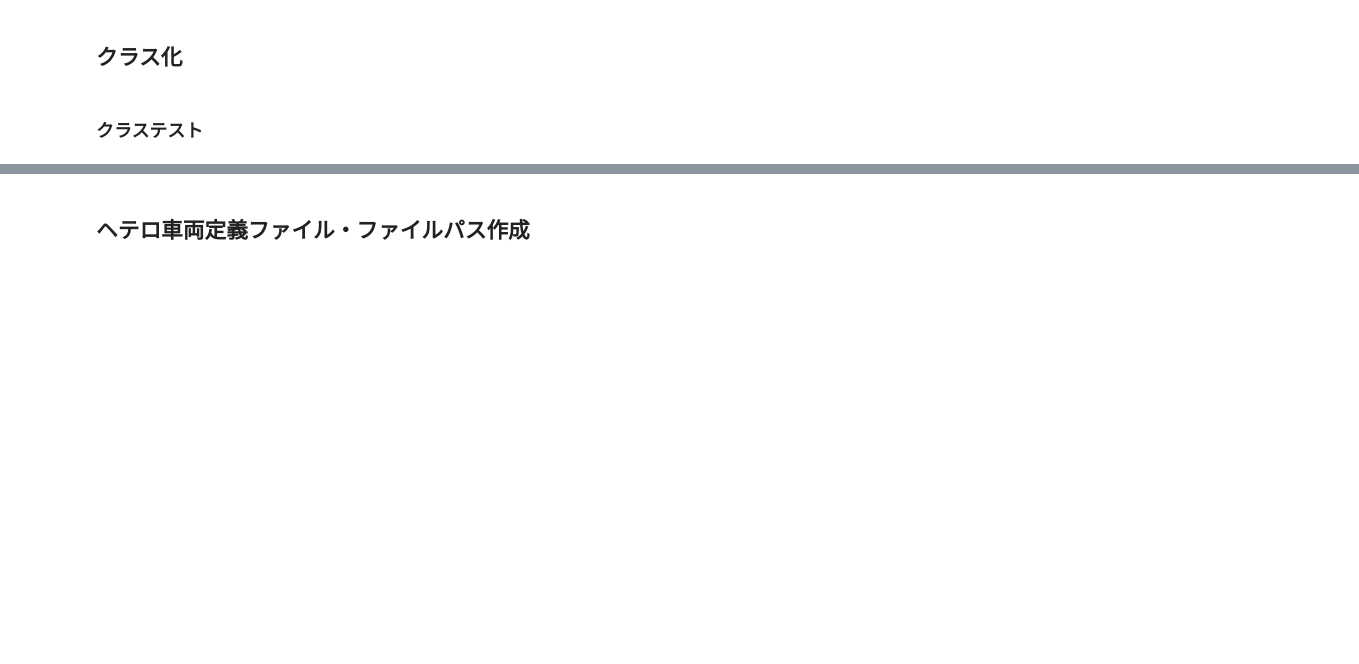
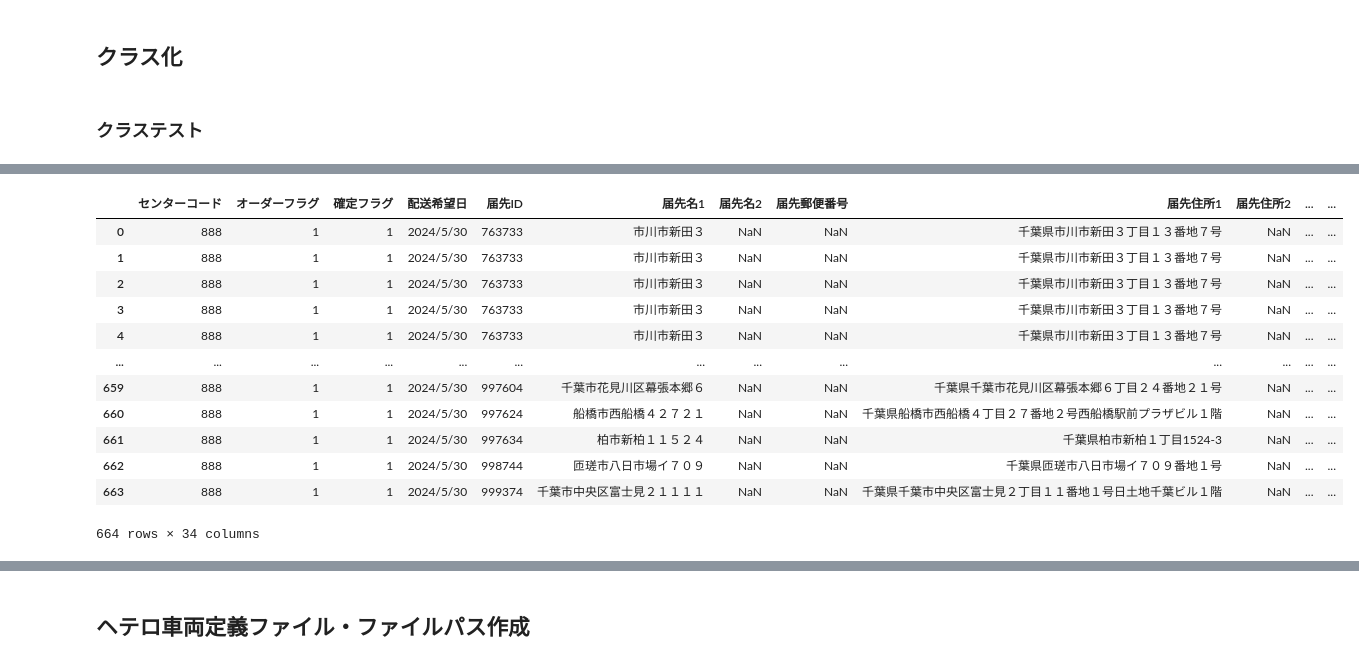
Before and after one commit to k-iko/cns_solver_bechmarking, a Jupyter notebook: codes/jupyter/kouei_compare_solvers.ipynb, the cells around one changed output, grey strips where cells are left out. Cells and saved outputs as stored; diff of their text form; code cells hidden in the pictures; blank space fills up the shorter version.

```diff
--- a/codes/jupyter/kouei_compare_solvers.ipynb
+++ b/codes/jupyter/kouei_compare_solvers.ipynb
@@ -85,0 +85,19 @@ input_df
+# %%
+request_data_path = "../../tests/kouei_data/検証用データ1/20240530元ネタ.csv"
+request_df = pd.read_csv(
+    request_data_path, encoding='shift-jis')
+request_df
+# %% [output]
+|  | センターコード | オーダーフラグ | 確定フラグ | 配送希望日 | 届先ID | 届先名1 | 届先名2 | 届先郵便番号 | 届先住所1 | 届先住所2 | ... | ... |
+| 0 | 888 | 1 | 1 | 2024/5/30 | 763733 | 市川市新田３ | NaN | NaN | 千葉県市川市新田３丁目１３番地７号 | NaN | ... | ... |
+| 1 | 888 | 1 | 1 | 2024/5/30 | 763733 | 市川市新田３ | NaN | NaN | 千葉県市川市新田３丁目１３番地７号 | NaN | ... | ... |
+| 2 | 888 | 1 | 1 | 2024/5/30 | 763733 | 市川市新田３ | NaN | NaN | 千葉県市川市新田３丁目１３番地７号 | NaN | ... | ... |
+| 3 | 888 | 1 | 1 | 2024/5/30 | 763733 | 市川市新田３ | NaN | NaN | 千葉県市川市新田３丁目１３番地７号 | NaN | ... | ... |
+| 4 | 888 | 1 | 1 | 2024/5/30 | 763733 | 市川市新田３ | NaN | NaN | 千葉県市川市新田３丁目１３番地７号 | NaN | ... | ... |
+| ... | ... | ... | ... | ... | ... | ... | ... | ... | ... | ... | ... | ... |
+| 659 | 888 | 1 | 1 | 2024/5/30 | 997604 | 千葉市花見川区幕張本郷６ | NaN | NaN | 千葉県千葉市花見川区幕張本郷６丁目２４番地２１号 | NaN | ... | ... |
+| 660 | 888 | 1 | 1 | 2024/5/30 | 997624 | 船橋市西船橋４２７２１ | NaN | NaN | 千葉県船橋市西船橋４丁目２７番地２号西船橋駅前プラザビル１階 | NaN | ... | ... |
+| 661 | 888 | 1 | 1 | 2024/5/30 | 997634 | 柏市新柏１１５２４ | NaN | NaN | 千葉県柏市新柏１丁目1524-3 | NaN | ... | ... |
+| 662 | 888 | 1 | 1 | 2024/5/30 | 998744 | 匝瑳市八日市場イ７０９ | NaN | NaN | 千葉県匝瑳市八日市場イ７０９番地１号 | NaN | ... | ... |
+| 663 | 888 | 1 | 1 | 2024/5/30 | 999374 | 千葉市中央区富士見２１１１１ | NaN | NaN | 千葉県千葉市中央区富士見２丁目１１番地１号日土地千葉ビル１階 | NaN | ... | ... |
+664 rows × 34 columns
```
Also changed, not shown: parts of 4 cells of this notebook.
